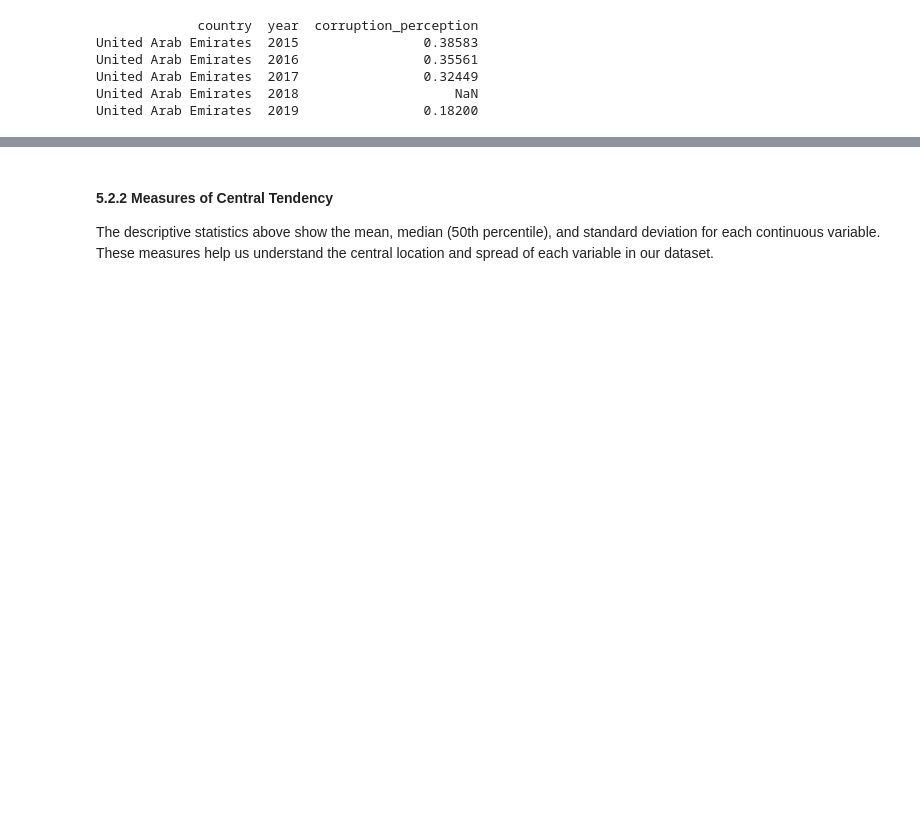
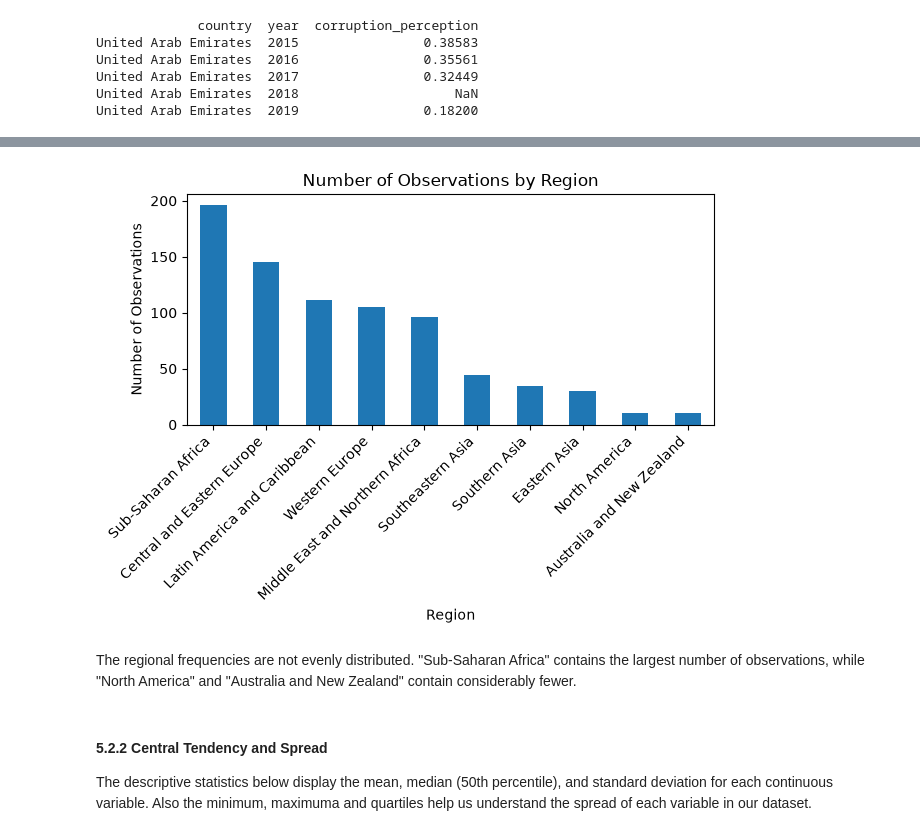
Before and after one commit to GiacomoAle8/ResearchMethodsProject, a Jupyter notebook: project.ipynb, the cells around one changed output, grey strips where cells are left out. Saved outputs shown, nothing was run; the diff lists cells and outputs as text; code cells hidden in the pictures; blank space fills up the shorter version.

```diff
--- a/project.ipynb
+++ b/project.ipynb
@@ -405,4 +548,21 @@ df[variables].describe()
+# %%
+import matplotlib.pyplot as plt
+import seaborn as sns
+
+# bar plot of observations per region
+df["region"].value_counts().plot(kind="bar")
+
+plt.title("Number of Observations by Region")
+plt.xlabel("Region")
+plt.ylabel("Number of Observations")
+plt.xticks(rotation=45, ha="right")
+plt.tight_layout()
+plt.show()
+# %% [output]
+[figure, added]
+# %% [markdown]
+The regional frequencies are not evenly distributed. "Sub-Saharan Africa" contains the largest number of observations, while "North America" and "Australia and New Zealand" contain considerably fewer.
 # %% [markdown]
-#### 5.2.2 Measures of Central Tendency
+#### 5.2.2 Central Tendency and Spread
 
-The descriptive statistics above show the mean, median (50th percentile), and standard deviation for each continuous variable. These measures help us understand the central location and spread of each variable in our dataset.
+The descriptive statistics below display the mean, median (50th percentile), and standard deviation for each continuous variable. Also the minimum, maximuma and quartiles help us understand the spread of each variable in our dataset.
```
Also changed, not shown: parts of 91 cells of this notebook.
